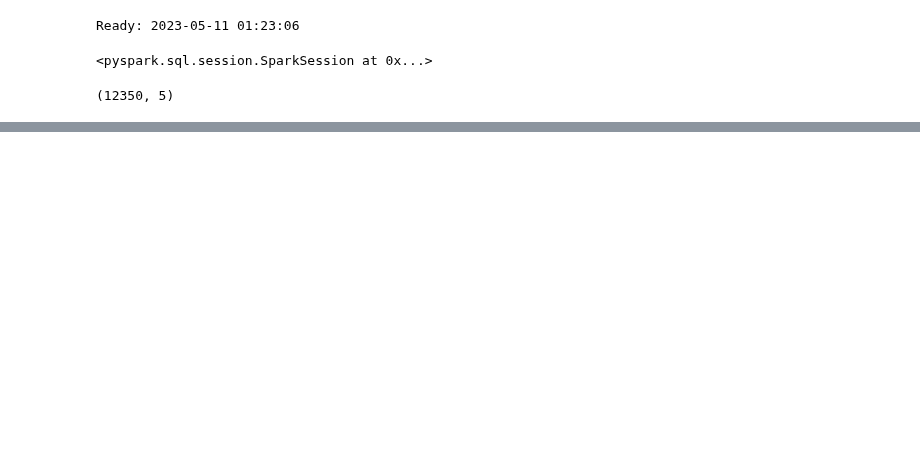
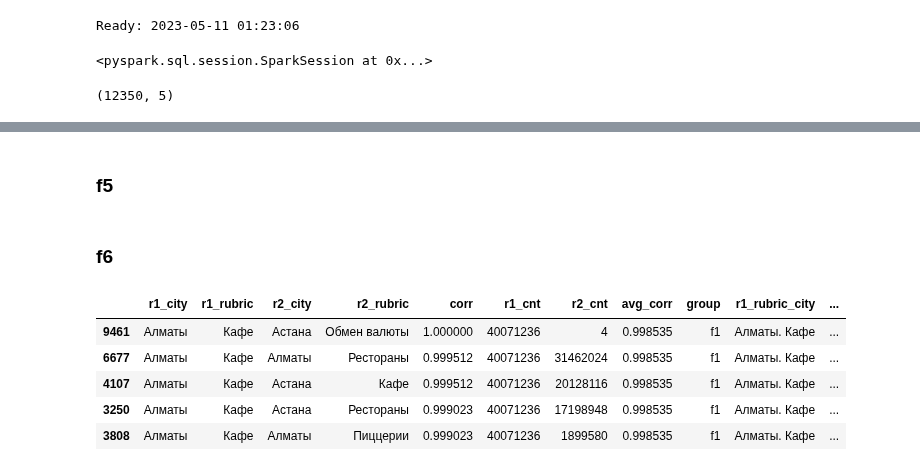
Before and after one commit to mamedovramil/Geoservice-data-analysis, a Jupyter notebook: correlations.ipynb, the cells around one changed output, grey strips where cells are left out. Drawn from its saved outputs; the diff is of its cells as text; code cells hidden in the pictures; blank space fills up the shorter version.

```diff
--- a/correlations.ipynb
+++ b/correlations.ipynb
@@ -243,0 +314,12 @@ plt.show()
+# %%
+df_100_i = df_100[df_100['r1_rn_city'] == 2]
+cr = list(zip(df_100_i['city'].values, df_100_i['rubricName'].values))
+
+df_list = []
+for city, rubric in tqdm(cr):
+    t1_c1 = t1_100[(t1_100.r1_city == city) & (t1_100.r1_rubric == rubric)].sort_values(['corr', 'r2_cnt'], ascending=[True,False])
+    f1_i = t1_c1.iloc[:20]
+    f1_i['avg_corr'] = f1_i['corr'].mean()
+    df_list.append(f1_i)
+f2 = pd.concat(df_list)
+f2['group'] = 'f2'
@@ -243,0 +357,44 @@ plt.show()
+# %% [markdown]
+### f5
+# %%
+df_100_i = df_100[df_100['r1_rn_city'] == 5]
+cr = list(zip(df_100_i['city'].values, df_100_i['rubricName'].values))
+
+df_list = []
+for city, rubric in tqdm(cr):
+    t1_c1 = t1_100[(t1_100.r1_city == city) & (t1_100.r1_rubric == rubric) & (t1_100.r2_city != city) & (t1_100.r2_rubric != rubric)]
+    t1_c1.sort_values(['corr', 'r2_cnt'], ascending=[False,False], inplace=True)
+    f1_i = t1_c1.iloc[:20]
+    f1_i['avg_corr'] = f1_i['corr'].mean()
+    df_list.append(f1_i)
+f5 = pd.concat(df_list)
+f5['group'] = 'f5'
+# %% [markdown]
+### f6
+# %%
+df_100_i = df_100[df_100['r1_rn_city'] == 6]
+cr = list(zip(df_100_i['city'].values, df_100_i['rubricName'].values))
+
+df_list = []
+for city, rubric in tqdm(cr):
+    t1_c1 = t1_100[(t1_100.r1_city == city) & (t1_100.r1_rubric == rubric)]
+    t1_c1.sort_values(['corr', 'r2_cnt'], ascending=[False,False], inplace=True)
+    f1_i = t1_c1.iloc[:]
+    f1_i['avg_corr'] = f1_i['corr'].mean()
+    f1_i = f1_i.iloc[:20]
+    df_list.append(f1_i)
+f6 = pd.concat(df_list)
+f6['group'] = 'f6'
+# %%
+f_all = pd.concat([f1,f2,f3,f4,f5,f6])
+f_all['r1_rubric_city'] = f_all['r1_city'] + '. ' + f_all['r1_rubric']
+f_all['r2_rubric_city'] = f_all['r2_city'] + '. ' + f_all['r2_rubric']
+# %%
+f_all.head()
+# %% [output]
+|  | r1_city | r1_rubric | r2_city | r2_rubric | corr | r1_cnt | r2_cnt | avg_corr | group | r1_rubric_city | ... |
+| 9461 | Алматы | Кафе | Астана | Обмен валюты | 1.000000 | 40071236 | 4 | 0.998535 | f1 | Алматы. Кафе | ... |
+| 6677 | Алматы | Кафе | Алматы | Рестораны | 0.999512 | 40071236 | 31462024 | 0.998535 | f1 | Алматы. Кафе | ... |
+| 4107 | Алматы | Кафе | Астана | Кафе | 0.999512 | 40071236 | 20128116 | 0.998535 | f1 | Алматы. Кафе | ... |
+| 3250 | Алматы | Кафе | Астана | Рестораны | 0.999023 | 40071236 | 17198948 | 0.998535 | f1 | Алматы. Кафе | ... |
+| 3808 | Алматы | Кафе | Алматы | Пиццерии | 0.999023 | 40071236 | 1899580 | 0.998535 | f1 | Алматы. Кафе | ... |
```
Also changed, not shown: parts of 28 cells of this notebook, 7 other files.
